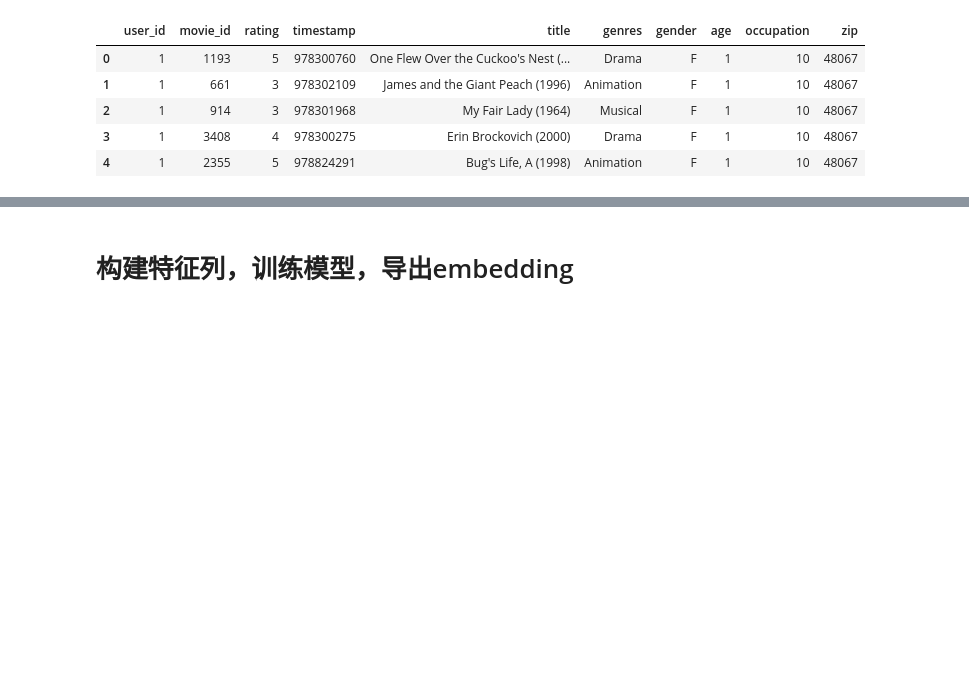
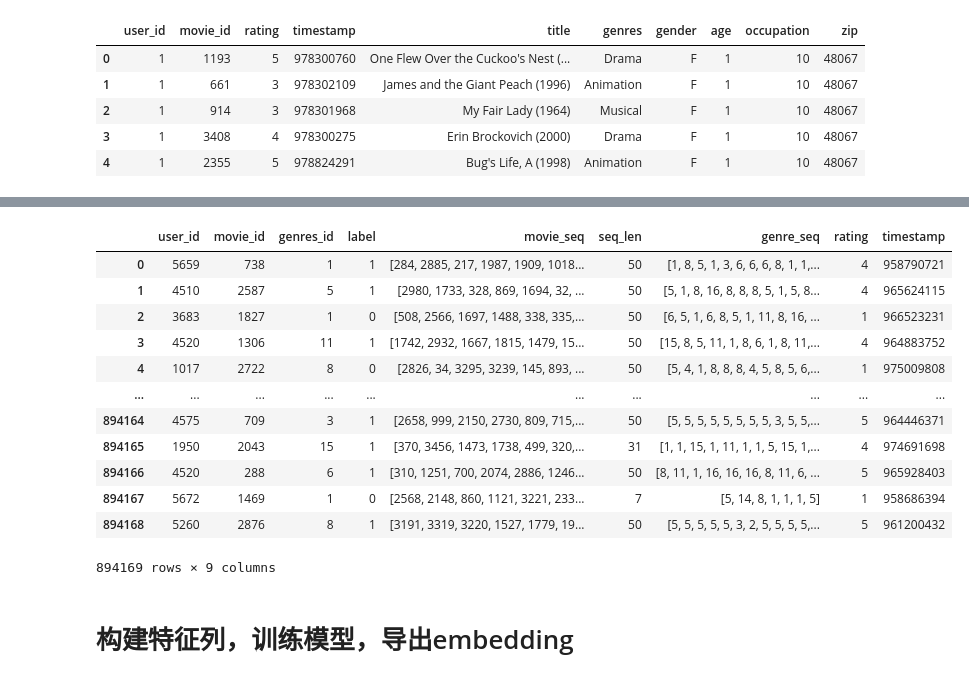
Before and after one commit to dream-365/notebooks, a Jupyter notebook: rec/MovieLen1M_YoutubeDNN.ipynb, the cells around one changed output, grey strips where cells are left out. Drawn from its saved outputs; the diff is of its cells as text; code cells hidden in the pictures; blank space fills up the shorter version.

```diff
--- a/rec/MovieLen1M_YoutubeDNN.ipynb
+++ b/rec/MovieLen1M_YoutubeDNN.ipynb
@@ -229,14 +232,31 @@ all_samples.head()
 # %%
 # 根据 'timestamp' 列进行降序排列，拆分训练集与测试集
 N_TEST_SAMPLE = 100000
 
 all_samples.sort_values(by='timestamp', ascending=False, inplace=True)
 
-# 选取前 1000 条数据作为测试数据
-test_samples = all_samples.head(N_TEST_SAMPLE).drop_duplicates('user_id')
+# 仅选择正向样本
+test_samples = all_samples.head(N_TEST_SAMPLE)
+test_samples = test_samples[test_samples["label"] == 1]
 
-# 剩余数据作为训练数据
+# 剩余数据作为训练数据（包含正向与负向）
 train_samples = all_samples.tail(len(all_samples) - N_TEST_SAMPLE)
+
+train_samples.sample(frac=1).reset_index(drop=True)
+# %% [output]
+|  | user_id | movie_id | genres_id | label | movie_seq | seq_len | genre_seq | rating | timestamp |
+| 0 | 5659 | 738 | 1 | 1 | [284, 2885, 217, 1987, 1909, 1018... | 50 | [1, 8, 5, 1, 3, 6, 6, 6, 8, 1, 1,... | 4 | 958790721 |
+| 1 | 4510 | 2587 | 5 | 1 | [2980, 1733, 328, 869, 1694, 32, ... | 50 | [5, 1, 8, 16, 8, 8, 8, 5, 1, 5, 8... | 4 | 965624115 |
+| 2 | 3683 | 1827 | 1 | 0 | [508, 2566, 1697, 1488, 338, 335,... | 50 | [6, 5, 1, 6, 8, 5, 1, 11, 8, 16, ... | 1 | 966523231 |
+| 3 | 4520 | 1306 | 11 | 1 | [1742, 2932, 1667, 1815, 1479, 15... | 50 | [15, 8, 5, 11, 1, 8, 6, 1, 8, 11,... | 4 | 964883752 |
+| 4 | 1017 | 2722 | 8 | 0 | [2826, 34, 3295, 3239, 145, 893, ... | 50 | [5, 4, 1, 8, 8, 8, 4, 5, 8, 5, 6,... | 1 | 975009808 |
+| ... | ... | ... | ... | ... | ... | ... | ... | ... | ... |
+| 894164 | 4575 | 709 | 3 | 1 | [2658, 999, 2150, 2730, 809, 715,... | 50 | [5, 5, 5, 5, 5, 5, 5, 5, 3, 5, 5,... | 5 | 964446371 |
+| 894165 | 1950 | 2043 | 15 | 1 | [370, 3456, 1473, 1738, 499, 320,... | 31 | [1, 1, 15, 1, 11, 1, 1, 5, 15, 1,... | 4 | 974691698 |
+| 894166 | 4520 | 288 | 6 | 1 | [310, 1251, 700, 2074, 2886, 1246... | 50 | [8, 11, 1, 16, 16, 16, 8, 11, 6, ... | 5 | 965928403 |
+| 894167 | 5672 | 1469 | 1 | 0 | [2568, 2148, 860, 1121, 3221, 233... | 7 | [5, 14, 8, 1, 1, 1, 5] | 1 | 958686394 |
+| 894168 | 5260 | 2876 | 8 | 1 | [3191, 3319, 3220, 1527, 1779, 19... | 50 | [5, 5, 5, 5, 5, 3, 2, 5, 5, 5, 5,... | 5 | 961200432 |
+894169 rows × 9 columns
 # %%
 # 构建训练数据
 user_profiles = MovieLenDataProcessor.extract_user_profiles(data_label_encode)
```
Also changed, not shown: parts of 4 cells of this notebook.
